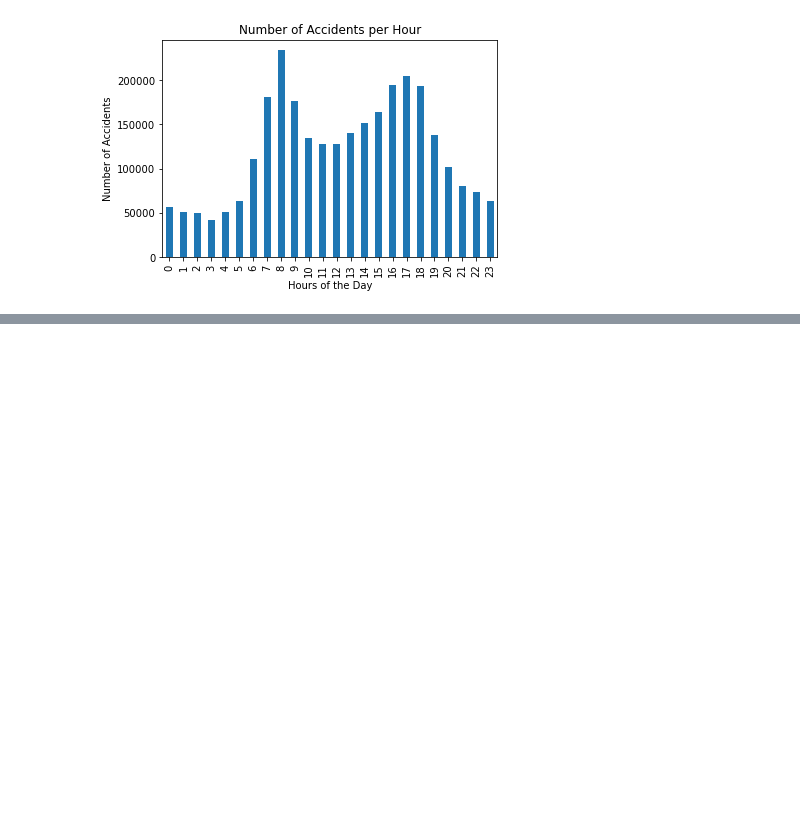
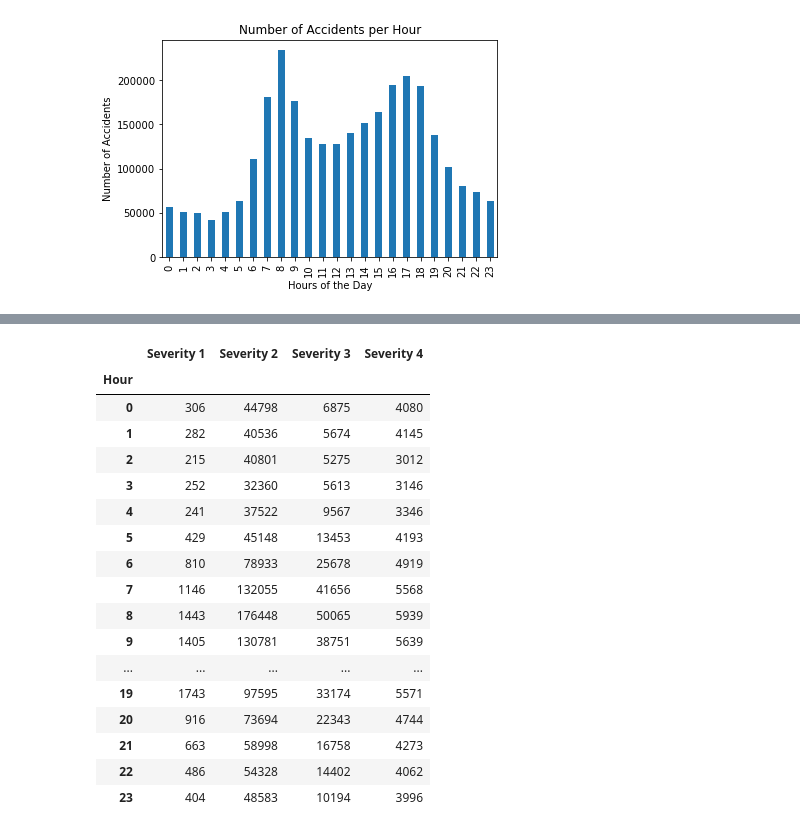
Before and after one commit to EmilyZ9392/Project-1-LJE, a Jupyter notebook: Project-1-LJE/accident_project_time.ipynb, the cells around one changed output, grey strips where cells are left out. Saved outputs shown, nothing was run; the diff lists cells and outputs as text; code cells hidden in the pictures; blank space fills up the shorter version.

```diff
--- a/Project-1-LJE/accident_project_time.ipynb
+++ b/Project-1-LJE/accident_project_time.ipynb
@@ -116,0 +135,4 @@ KeyboardInterrupt:
+# %%
+severity_1 = trimmed_accidents_df.loc[trimmed_accidents_df.Severity==1]
+severity_1_count = severity_1.groupby('Hour').count()['Severity']
+severity_1_count
@@ -116,0 +166,22 @@ KeyboardInterrupt:
+# %%
+severity_count= pd.DataFrame({"Severity 1": severity_1_count,"Severity 2": severity_2_count,"Severity 3": severity_3_count, "Severity 4": severity_4_count})
+severity_count
+# %% [output]
+|  | Severity 1 | Severity 2 | Severity 3 | Severity 4 |
+| Hour |  |  |  |  |
+| 0 | 306 | 44798 | 6875 | 4080 |
+| 1 | 282 | 40536 | 5674 | 4145 |
+| 2 | 215 | 40801 | 5275 | 3012 |
+| 3 | 252 | 32360 | 5613 | 3146 |
+| 4 | 241 | 37522 | 9567 | 3346 |
+| 5 | 429 | 45148 | 13453 | 4193 |
+| 6 | 810 | 78933 | 25678 | 4919 |
+| 7 | 1146 | 132055 | 41656 | 5568 |
+| 8 | 1443 | 176448 | 50065 | 5939 |
+| 9 | 1405 | 130781 | 38751 | 5639 |
+| ... | ... | ... | ... | ... |
+| 19 | 1743 | 97595 | 33174 | 5571 |
+| 20 | 916 | 73694 | 22343 | 4744 |
+| 21 | 663 | 58998 | 16758 | 4273 |
+| 22 | 486 | 54328 | 14402 | 4062 |
+| 23 | 404 | 48583 | 10194 | 3996 |
```
Also changed, not shown: parts of 13 cells of this notebook, 1 other file.
